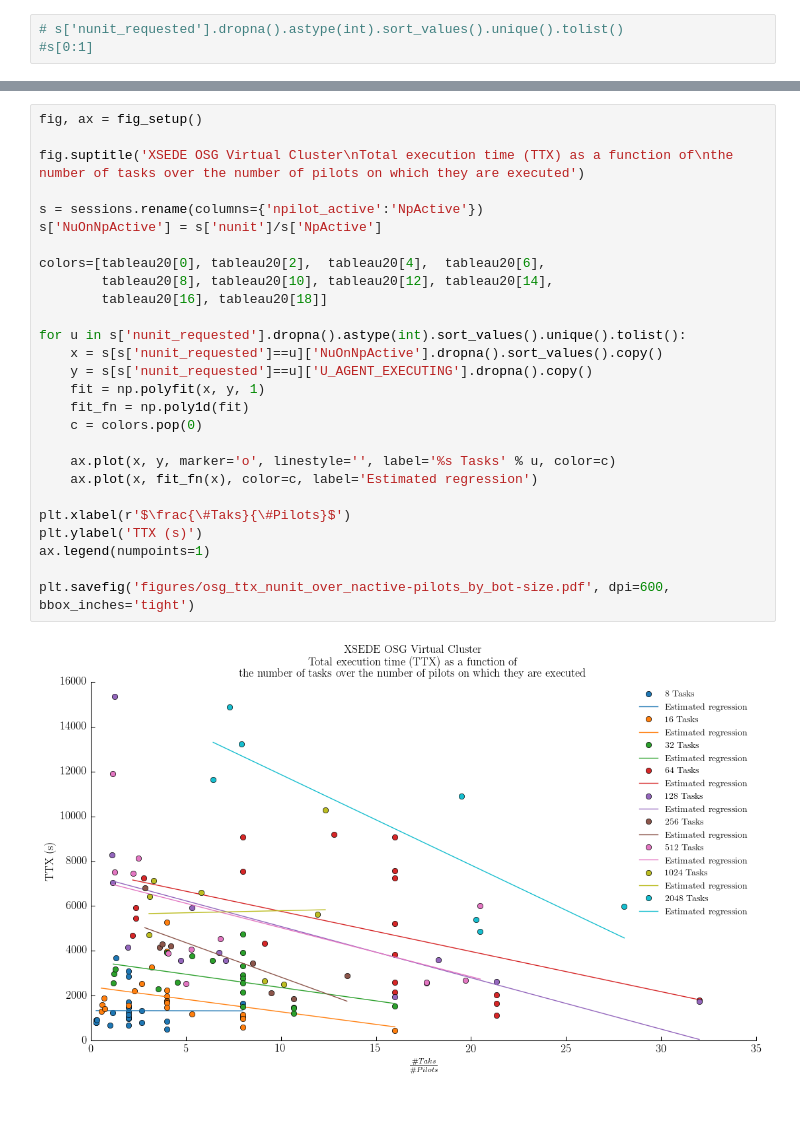
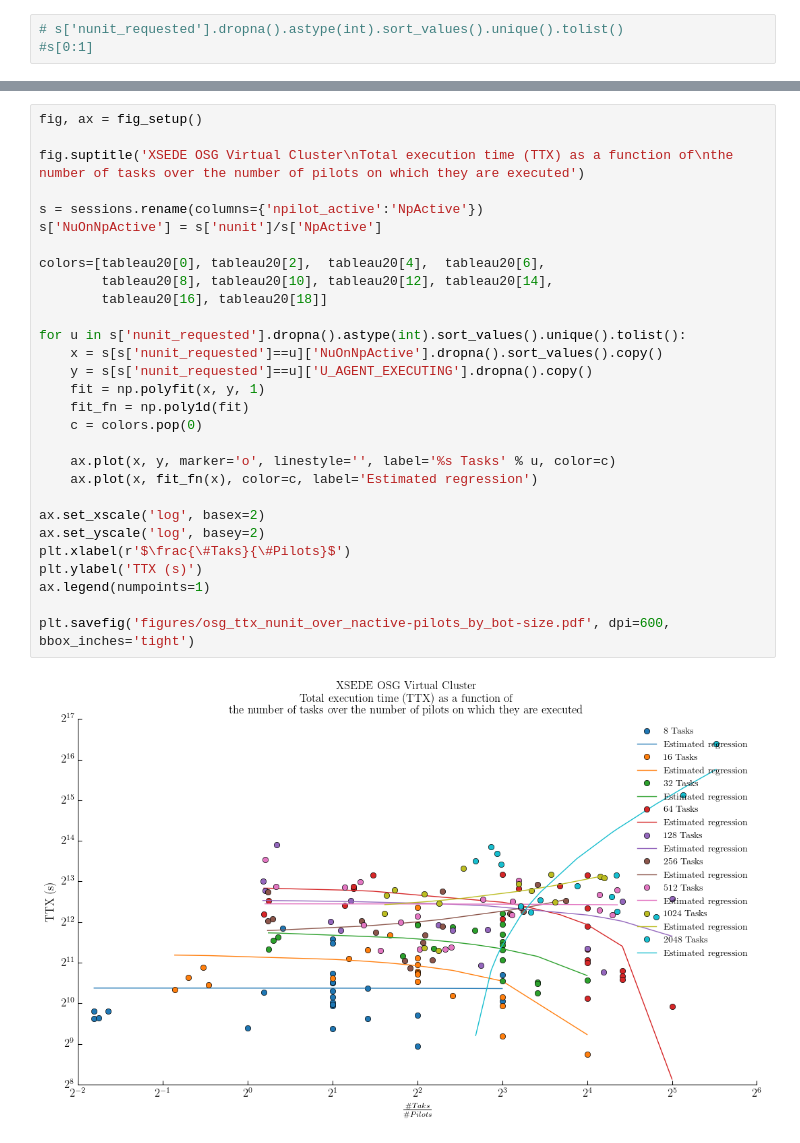
Before and after one commit to yuhonghong7035/radical.analytics, a Jupyter notebook: use_cases/rp_on_osg/analysis_exp1-6.ipynb, the cells around one changed output, grey strips where cells are left out. Cells and saved outputs as stored; diff of their text form; blank space fills up the shorter version.

```diff
--- a/use_cases/rp_on_osg/analysis_exp1-6.ipynb
+++ b/use_cases/rp_on_osg/analysis_exp1-6.ipynb
@@ -628,32 +625,34 @@ plt.savefig('figures/osg_ttx_nunit_over_nactive-pilots.pdf', dpi=600, bbox_inche
 # %%
 fig, ax = fig_setup()
 
 fig.suptitle('XSEDE OSG Virtual Cluster\nTotal execution time (TTX) as a function of\nthe number of tasks over the number of pilots on which they are executed')
 
 s = sessions.rename(columns={'npilot_active':'NpActive'})
 s['NuOnNpActive'] = s['nunit']/s['NpActive']
 
 colors=[tableau20[0], tableau20[2],  tableau20[4],  tableau20[6],
         tableau20[8], tableau20[10], tableau20[12], tableau20[14],
         tableau20[16], tableau20[18]]
 
 for u in s['nunit_requested'].dropna().astype(int).sort_values().unique().tolist():
     x = s[s['nunit_requested']==u]['NuOnNpActive'].dropna().sort_values().copy()
     y = s[s['nunit_requested']==u]['U_AGENT_EXECUTING'].dropna().copy()
     fit = np.polyfit(x, y, 1)
     fit_fn = np.poly1d(fit)
     c = colors.pop(0)
 
     ax.plot(x, y, marker='o', linestyle='', label='%s Tasks' % u, color=c)
     ax.plot(x, fit_fn(x), color=c, label='Estimated regression')
 
+ax.set_xscale('log', basex=2)
+ax.set_yscale('log', basey=2)
 plt.xlabel(r'$\frac{\#Taks}{\#Pilots}$')
 plt.ylabel('TTX (s)')
 ax.legend(numpoints=1)
 
 plt.savefig('figures/osg_ttx_nunit_over_nactive-pilots_by_bot-size.pdf', dpi=600, bbox_inches='tight')
 # %% [output]
-[figure, old version]
+[figure, new version]
 # %%
 fig, ax = fig_setup()
 
```
Also changed, not shown: parts of 19 cells of this notebook, 15 other files.
